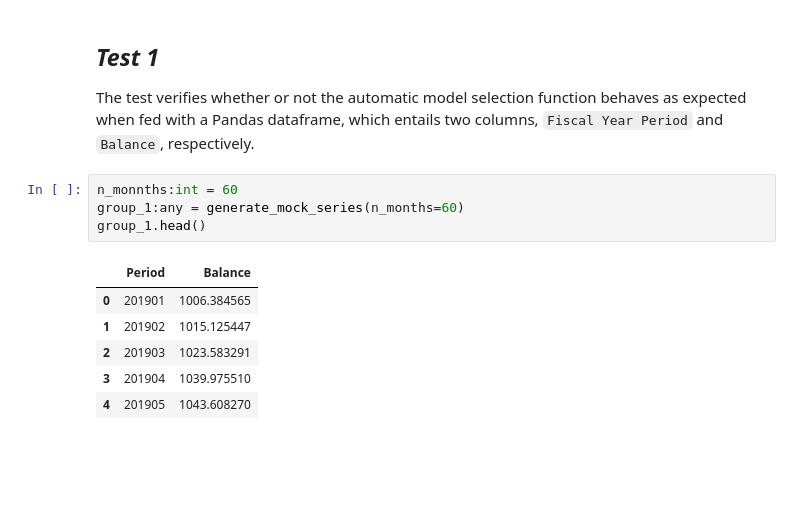
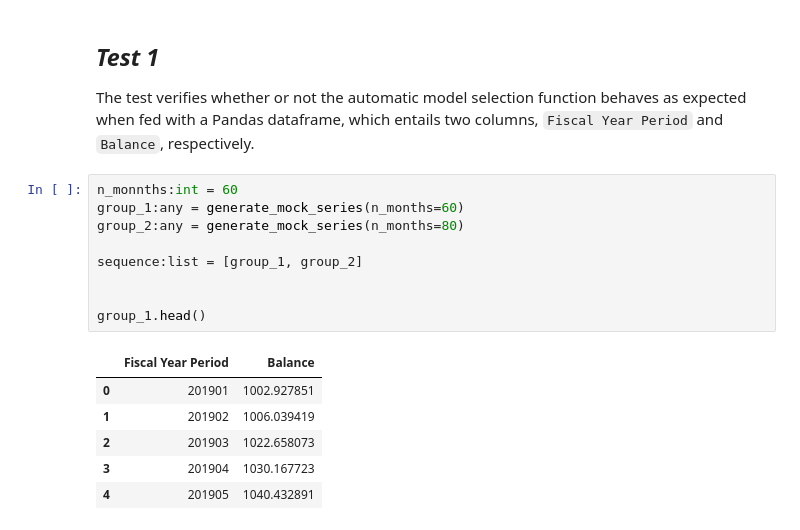
Before and after one commit to ShiyiU/HTTStockIndustryRankingTool, a Jupyter notebook: Gold and Silver/EDA.ipynb, the cells around one changed output. Drawn from its saved outputs; the diff is of its cells as text; blank space fills up the shorter version.

```diff
--- a/Gold and Silver/EDA.ipynb
+++ b/Gold and Silver/EDA.ipynb
@@ -394,12 +550,17 @@ The test verifies whether or not the automatic model selection function behaves
 # %%
 n_monnths:int = 60
 group_1:any = generate_mock_series(n_months=60)
+group_2:any = generate_mock_series(n_months=80)
+
+sequence:list = [group_1, group_2]
+
+
 group_1.head()
 # %% [output]
-|  | Period | Balance |
-| 0 | 201901 | 1006.384565 |
-| 1 | 201902 | 1015.125447 |
-| 2 | 201903 | 1023.583291 |
-| 3 | 201904 | 1039.975510 |
-| 4 | 201905 | 1043.608270 |
+|  | Fiscal Year Period | Balance |
+| 0 | 201901 | 1002.927851 |
+| 1 | 201902 | 1006.039419 |
+| 2 | 201903 | 1022.658073 |
+| 3 | 201904 | 1030.167723 |
+| 4 | 201905 | 1040.432891 |
 # %%
```
Also changed, not shown: parts of 16 cells of this notebook.
